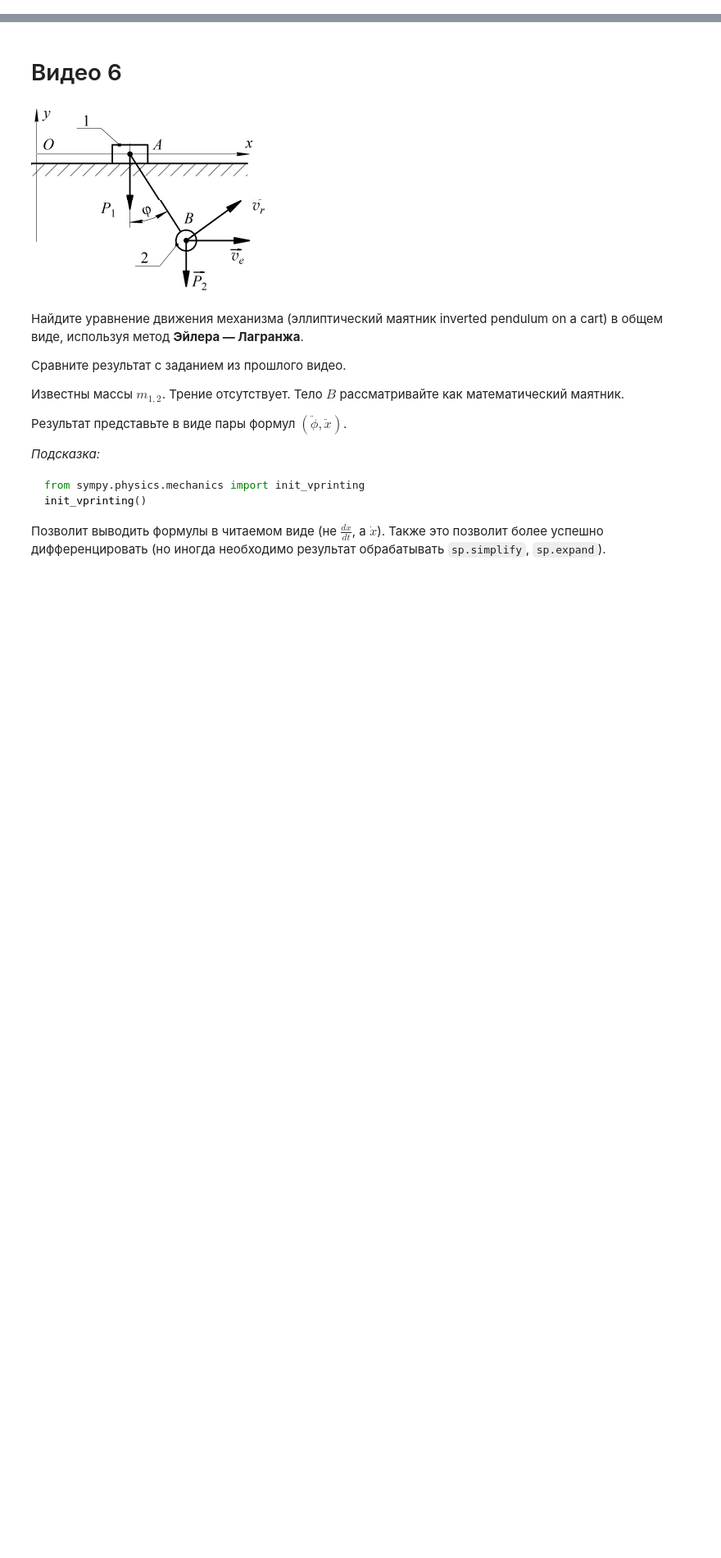
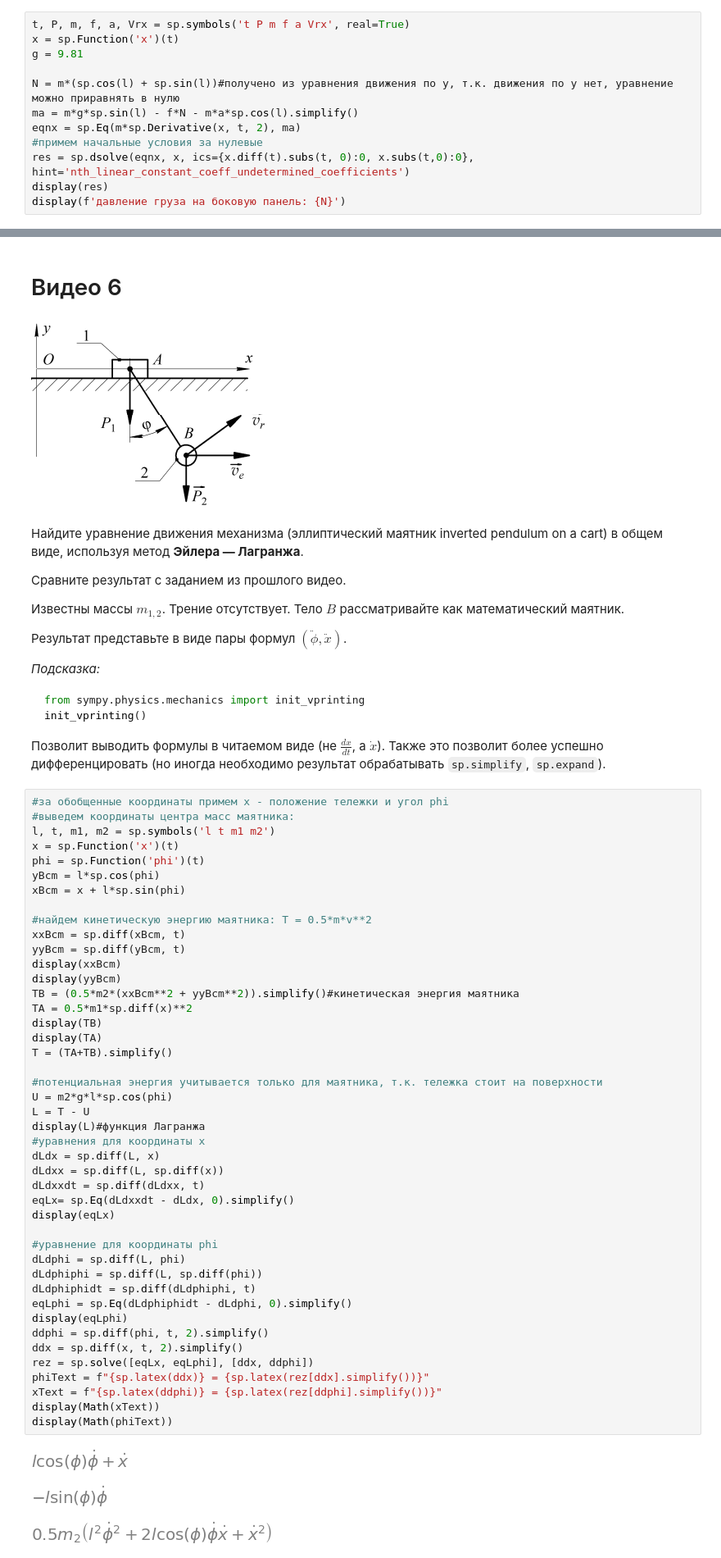
Before and after one commit to Acorn92/mathPy, a Jupyter notebook: p5/Задания. Теоретическая механика динамика.ipynb, the cells around one changed output, grey strips where cells are left out. Shown at 82% size. Cells and saved outputs as stored; diff of their text form; blank space fills up the shorter version.

````diff
--- a/p5/Задания. Теоретическая механика динамика.ipynb
+++ b/p5/Задания. Теоретическая механика динамика.ipynb
@@ -73,3 +172,15 @@ $\displaystyle y{\left(t \right)} = - 4.9 t^{2} + 870.0 t \sin{\left(\alpha \rig
 Решите аналитически.
 # %% [markdown]
 ![image.png](embedded-picture-1)
+# %%
+t, P, m, f, a, Vrx = sp.symbols('t P m f a Vrx', real=True)
+x = sp.Function('x')(t)
+g = 9.81
+
+N = m*(sp.cos(l) + sp.sin(l))#получено из уравнения движения по y, т.к. движения по y нет, уравнение можно приравнять в нулю
+ma = m*g*sp.sin(l) - f*N - m*a*sp.cos(l).simplify()
+eqnx = sp.Eq(m*sp.Derivative(x, t, 2), ma)
+#примем начальные условия за нулевые
+res = sp.dsolve(eqnx, x, ics={x.diff(t).subs(t, 0):0, x.subs(t,0):0}, hint='nth_linear_constant_coeff_undetermined_coefficients')
+display(res)
+display(f'давление груза на боковую панель: {N}')
@@ -113,3 +251,51 @@ from sympy.physics.mechanics import init_vprinting
 init_vprinting()
 ```
 Позволит выводить формулы в читаемом виде (не $\frac{dx}{dt}$, а $\dot{x}$). Также это позволит более успешно дифференцировать (но иногда необходимо результат обрабатывать `sp.simplify`, `sp.expand`).
+# %%
+#за обобщенные координаты примем x - положение тележки и угол phi
+#выведем координаты центра масс маятника:
+l, t, m1, m2 = sp.symbols('l t m1 m2')
+x = sp.Function('x')(t)
+phi = sp.Function('phi')(t)
+yBcm = l*sp.cos(phi)
+xBcm = x + l*sp.sin(phi)
+
+#найдем кинетическую энергию маятника: Т = 0.5*m*v**2
+xxBcm = sp.diff(xBcm, t)
+yyBcm = sp.diff(yBcm, t)
+display(xxBcm)
+display(yyBcm)
+TB = (0.5*m2*(xxBcm**2 + yyBcm**2)).simplify()#кинетическая энергия маятника
+TA = 0.5*m1*sp.diff(x)**2
+display(TB)
+display(TA)
+T = (TA+TB).simplify()
+
+#потенциальная энергия учитывается только для маятника, т.к. тележка стоит на поверхности
+U = m2*g*l*sp.cos(phi)
+L = T - U
+display(L)#функция Лагранжа
+#уравнения для координаты х
+dLdx = sp.diff(L, x)
+dLdxx = sp.diff(L, sp.diff(x))
+dLdxxdt = sp.diff(dLdxx, t)
+eqLx= sp.Eq(dLdxxdt - dLdx, 0).simplify()
+display(eqLx)
+
+#уравнение для координаты phi
+dLdphi = sp.diff(L, phi)
+dLdphiphi = sp.diff(L, sp.diff(phi))
+dLdphiphidt = sp.diff(dLdphiphi, t)
+eqLphi = sp.Eq(dLdphiphidt - dLdphi, 0).simplify()
+display(eqLphi)
+ddphi = sp.diff(phi, t, 2).simplify()
+ddx = sp.diff(x, t, 2).simplify()
+rez = sp.solve([eqLx, eqLphi], [ddx, ddphi])
+phiText = f"{sp.latex(ddx)} = {sp.latex(rez[ddx].simplify())}"
+xText = f"{sp.latex(ddphi)} = {sp.latex(rez[ddphi].simplify())}"
+display(Math(xText))
+display(Math(phiText))
+# %% [output]
+[figure, added]
+[figure, added]
+[figure, added]
````
Also changed, not shown: parts of 8 cells of this notebook, 6 other files.
